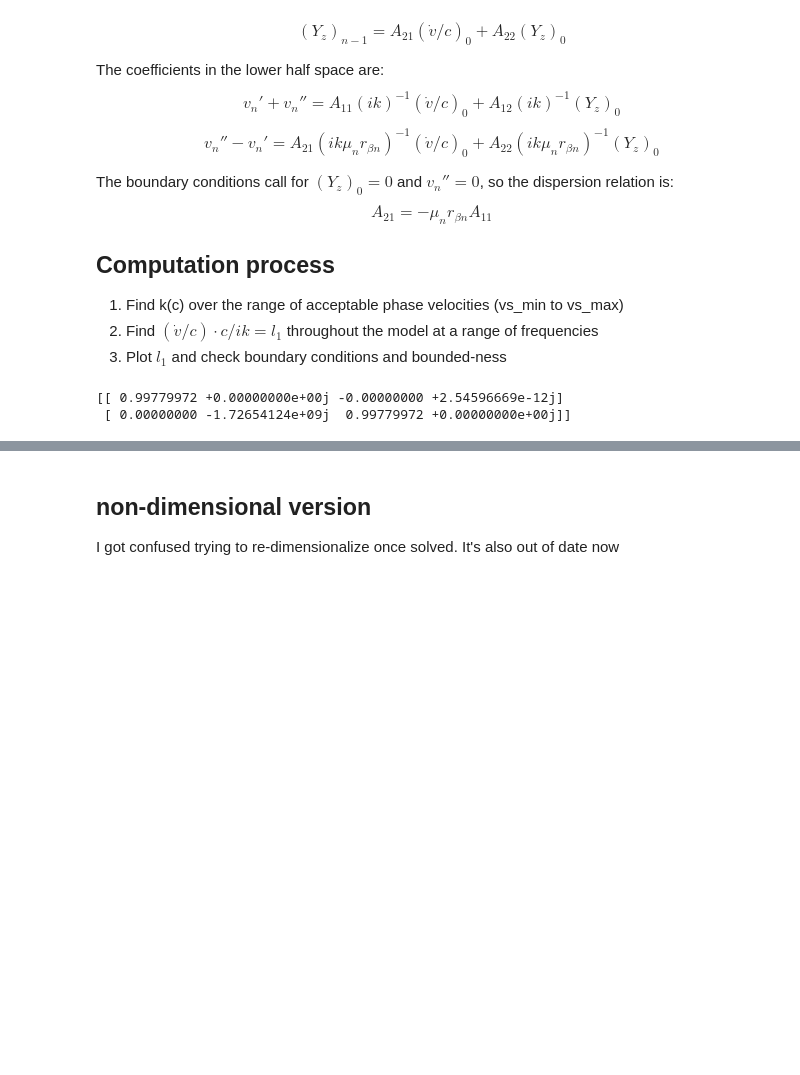
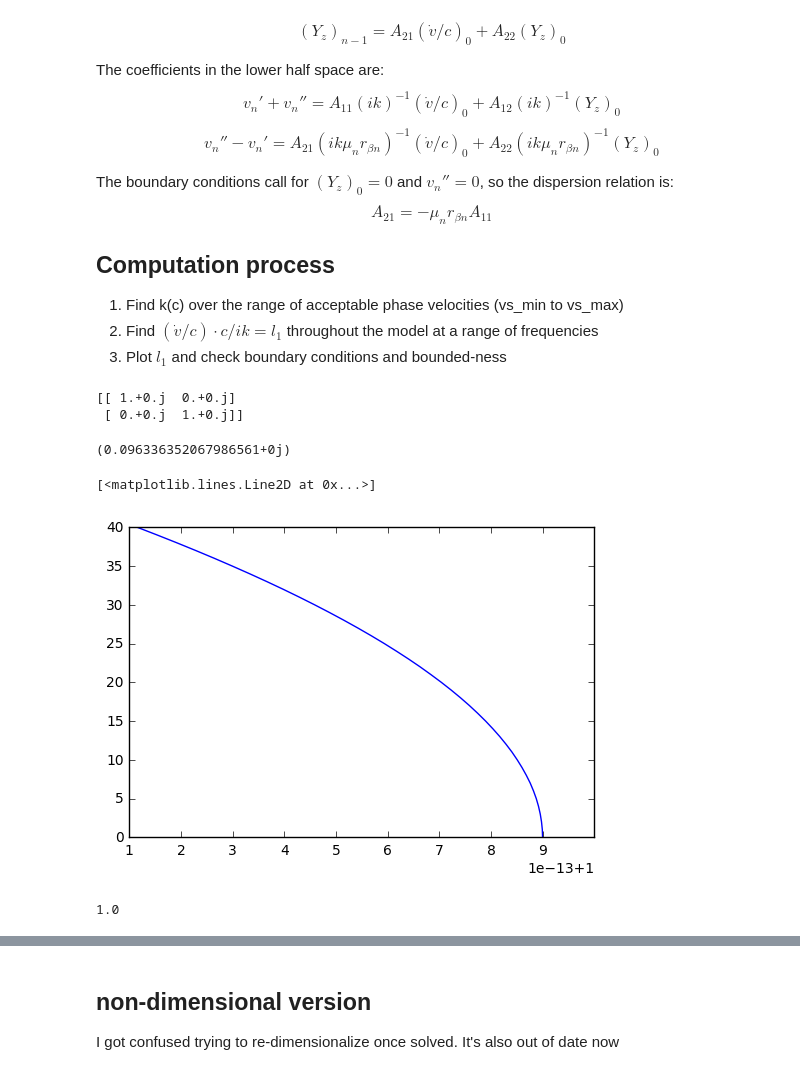
Before and after one commit to njlindsey/EPS298, a Jupyter notebook: mode_sum_haskell.ipynb, the cells around one changed output, grey strips where cells are left out. Cells and saved outputs as stored; diff of their text form; code cells hidden in the pictures; blank space fills up the shorter version.

```diff
--- a/mode_sum_haskell.ipynb
+++ b/mode_sum_haskell.ipynb
@@ -55,7 +55,7 @@ $$A_{21} = -\mu_n r_{\beta n}A_{11}$$
 # rho = np.array([2.0, 2.67, 3.3])/2.0 #non-dimensional
 # mu = (B**2)*rho
 
-# One layer over half-space (non-dimensionalized)
+# One layer over half-space
 dm = np.array([40, 100])*100000 #cm
 B = np.array([2.4, 3.5])*100000 #cm/s
 rho = np.array([2.0, 2.67]) #g/cc
@@ -66,13 +66,14 @@ cmin = min(B)
 cmax = max(B)
 c = np.linspace(cmin,cmax,100)
 
-# Bounds on frequency
-omega_max = 1.0
-n_omega = 100
-omega = np.linspace(.01,omega_max,n_omega)
+# Bounds on frequency TRY WITHOUT
+# omega_max = 1.0
+# n_omega = 100
+# omega = np.linspace(.01,omega_max,n_omega)
 # determine k_test values for given omega
-omega_test = omega[1]
-k_test = np.linspace(omega_test/c[-1],omega_test/c[0],1000) #decreasing
+# omega_test = omega[1]
+# k_test = np.linspace(omega_test/c[-1],omega_test/c[0],1000)
+k_test = np.linspace(27e-7,40e-7,1e5)
 
 # r_b is a function of c and layer velocity
 r_b = np.zeros((len(c),len(B)),dtype=complex)
@@ -107,7 +108,7 @@ def A_mat(k,ci):
     return A
 
 # check dispersion relation
-ci_test = -2
+ci_test = 99
 # k_test = np.array(range(50))+1
 check_zero = np.zeros(len(k_test),dtype=complex)
 for ki in range(len(k_test)):
@@ -115,5 +116,44 @@ for ki in range(len(k_test)):
     check_zero[ki] = A[1,0]/(mu[-1]*r_b[ci_test,-1]) + A[0,0]
 print A
 # %% [output]
-[[ 0.99779972 +0.00000000e+00j -0.00000000 +2.54596669e-12j]
- [ 0.00000000 -1.72654124e+09j  0.99779972 +0.00000000e+00j]]
+[[ 1.+0.j  0.+0.j]
+ [ 0.+0.j  1.+0.j]]
+# %%
+r_b[1,0]
+# %% [output]
+(0.096336352067986561+0j)
+# %%
+#Use propagator matrix to get l1, l2
+#Choose longest period, first values
+ci = 1
+m = 0
+k_use = k_of_c[ci]
+c_use = c[ci]
+omega = k_use*c_use
+z_list = range(0,41)
+l1 = np.zeros(41)
+for z in z_list:
+    #all inside first layer
+    #dm in Qm is the depth within the layer, down from layer interface
+    a_z = np.zeros((2,2),dtype=complex)
+    Q_z = k_use*r_b[ci,m]*z
+    #Q_z all real in the upper layer
+    a_z[0,0] = np.cos(Q_z)
+    a_z[1,1] = np.cos(Q_z)
+    a_z[0,1] = 1j*np.sin(Q_z)/(mu[m]*r_b[ci,m])
+    a_z[1,0] = 1j*mu[m]*r_b[ci,m]*np.sin(Q_z)
+    #use propagator
+    f = np.matrix(a_z)*np.matrix([[1],[0]])
+#     print f
+#     print f[0,0]*c_use/(1j*k_use)
+
+    l1[z] = f[0,0]#*c_use/(k_use)
+plt.plot(l1,z_list)
+# %% [output]
+[<matplotlib.lines.Line2D at 0x...>]
+[figure, added]
+# %%
+# f=np.matrix(a_z)*np.matrix([[1],[0]])
+l1[0]
+# %% [output]
+1.0
```
Also changed, not shown: parts of 25 cells of this notebook, 3 other files.
